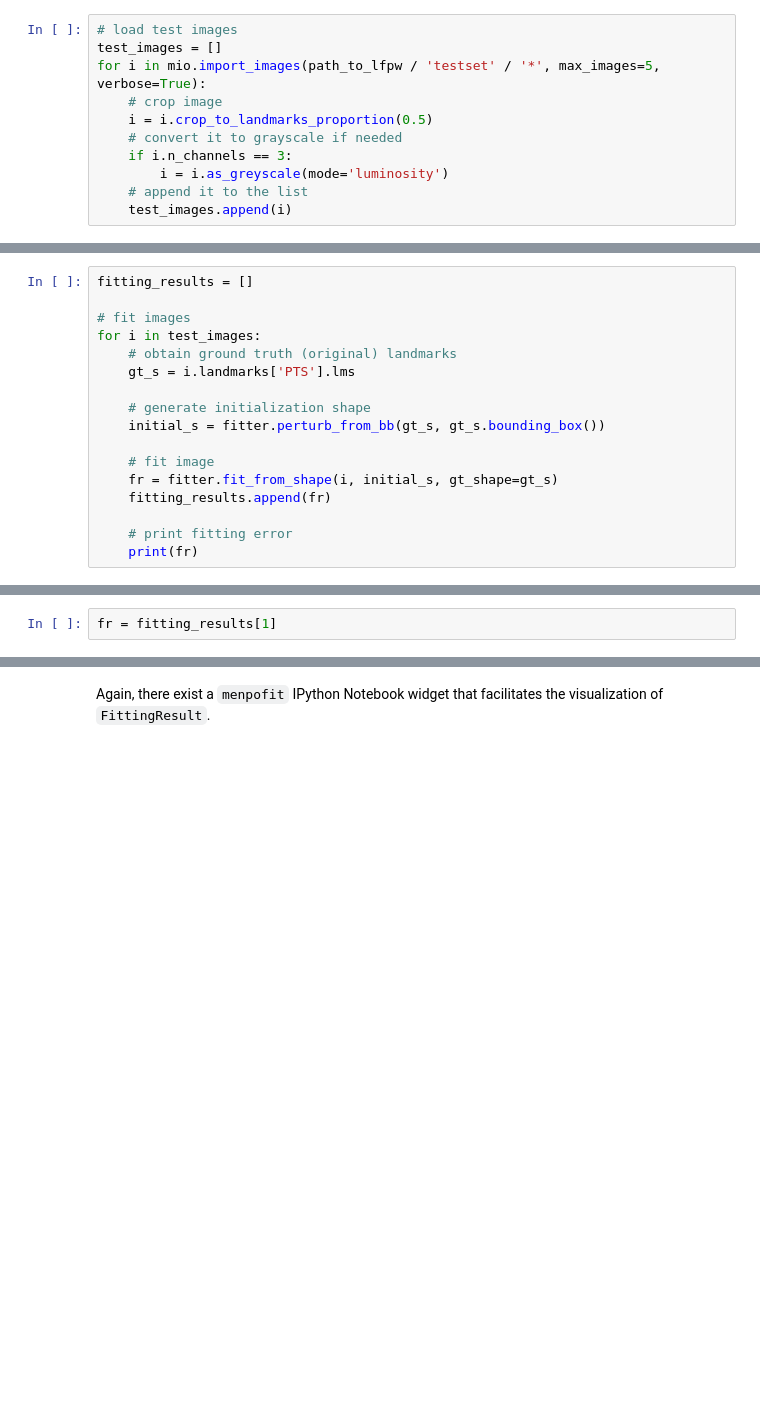
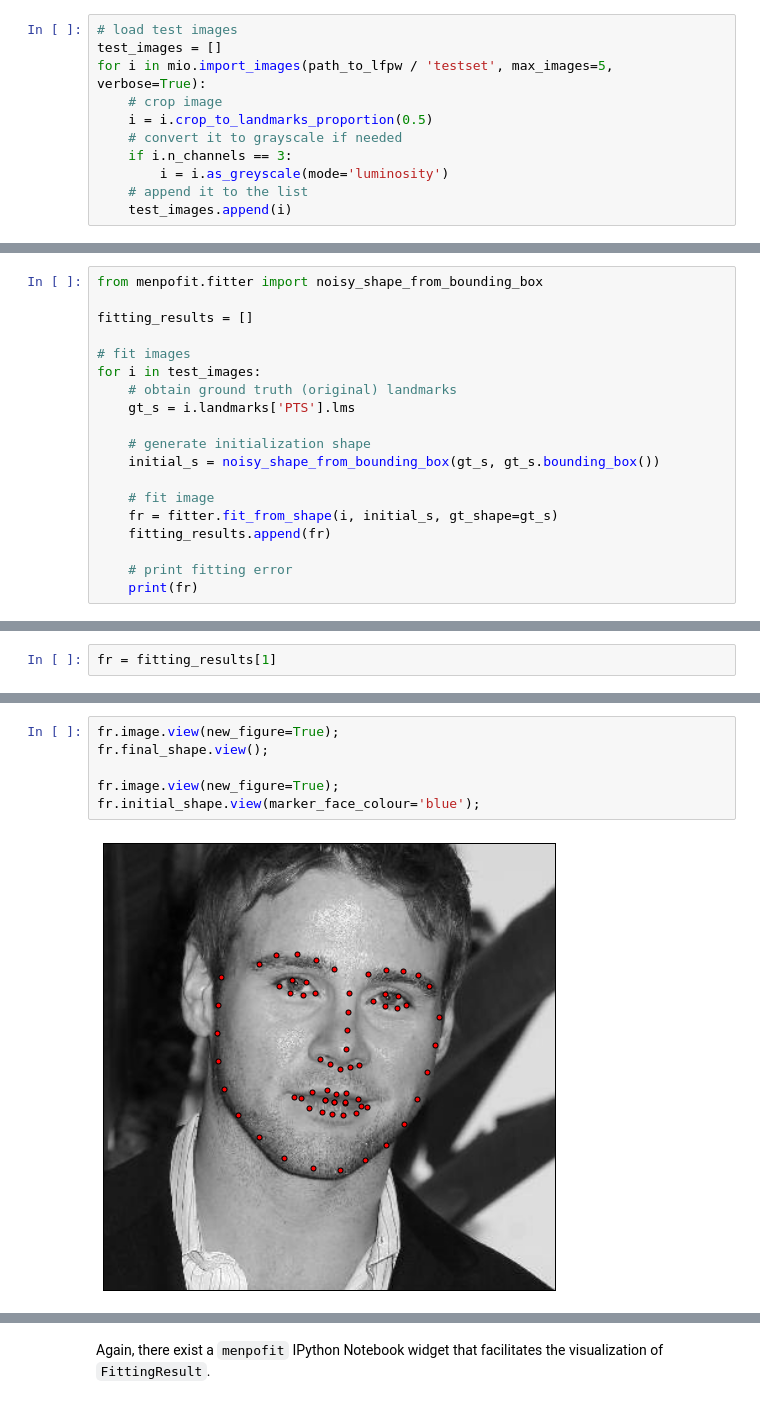
Before and after one commit to menpo/menpofit-notebooks, a Jupyter notebook: notebooks/DeformableModels/ActiveAppearanceModel/AAMs Basics.ipynb, the cells around one changed output, grey strips where cells are left out. Drawn from its saved outputs; the diff is of its cells as text; blank space fills up the shorter version.

```diff
--- a/notebooks/DeformableModels/ActiveAppearanceModel/AAMs Basics.ipynb
+++ b/notebooks/DeformableModels/ActiveAppearanceModel/AAMs Basics.ipynb
@@ -167,7 +167,7 @@ Fitting a `LucasKanadeAAMFitter` to an image is as simple as calling its `fit_fr
 # %%
 # load test images
 test_images = []
-for i in mio.import_images(path_to_lfpw / 'testset' / '*', max_images=5, verbose=True):
+for i in mio.import_images(path_to_lfpw / 'testset', max_images=5, verbose=True):
     # crop image
     i = i.crop_to_landmarks_proportion(0.5)
     # convert it to grayscale if needed
@@ -180,6 +180,8 @@ Importing assets: [==========] 100% (5/5) - done.
 # %% [markdown]
 Note that for the purpose of this simple fitting demonstration we will just fit the first 5 images of the LFPW test set.
 # %%
+from menpofit.fitter import noisy_shape_from_bounding_box
+
 fitting_results = []
 
 # fit images
@@ -188,7 +190,7 @@ for i in test_images:
     gt_s = i.landmarks['PTS'].lms
 
     # generate initialization shape
-    initial_s = fitter.perturb_from_bb(gt_s, gt_s.bounding_box())
+    initial_s = noisy_shape_from_bounding_box(gt_s, gt_s.bounding_box())
 
     # fit image
     fr = fitter.fit_from_shape(i, initial_s, gt_shape=gt_s)
@@ -229,0 +225,8 @@ fr.fitted_image.view_landmarks(new_figure=True, group='ground')
+# %%
+fr.image.view(new_figure=True);
+fr.final_shape.view();
+
+fr.image.view(new_figure=True);
+fr.initial_shape.view(marker_face_colour='blue');
+# %% [output]
+[figure, added]
```
Also changed, not shown: parts of 13 cells of this notebook.
